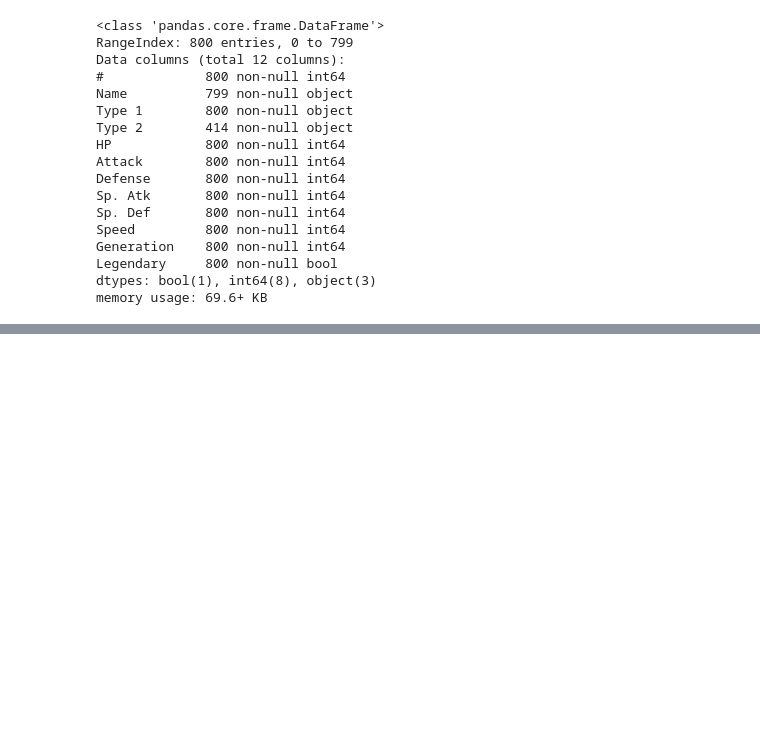
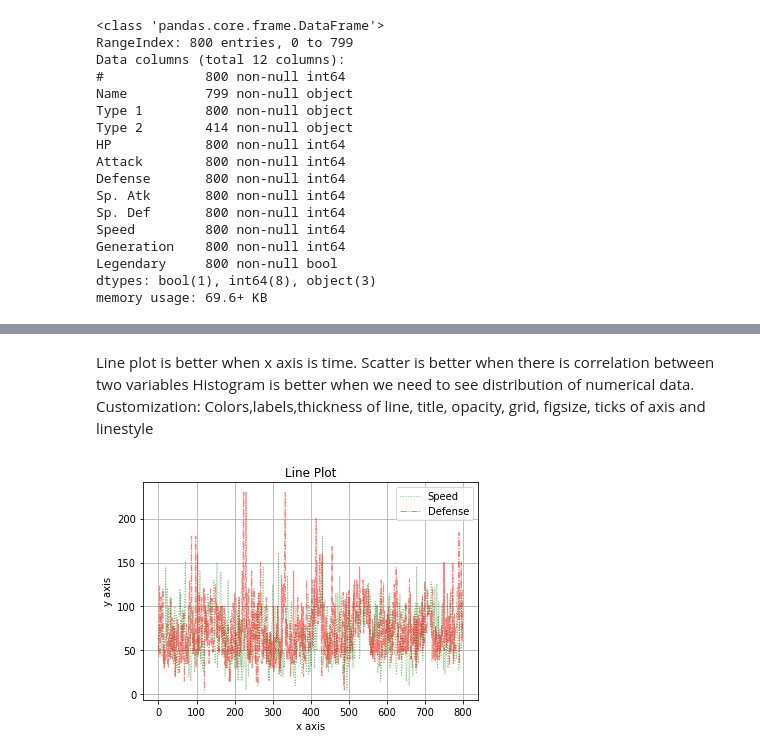
Before and after one commit to INKWWW/python_project, a Jupyter notebook: Data_Engineering/Visualization.ipynb, the cells around one changed output, grey strips where cells are left out. Saved outputs shown, nothing was run; the diff lists cells and outputs as text; code cells hidden in the pictures; blank space fills up the shorter version.

```diff
--- a/Data_Engineering/Visualization.ipynb
+++ b/Data_Engineering/Visualization.ipynb
@@ -78,0 +106,17 @@ f, ax = plt.subplots(figsize=(18, 18))
+# %% [markdown]
+Line plot is better when x axis is time.
+Scatter is better when there is correlation between two variables
+Histogram is better when we need to see distribution of numerical data.
+Customization: Colors,labels,thickness of line, title, opacity, grid, figsize, ticks of axis and linestyle
+# %%
+# Line Plot
+# color = color, label = label, linewidth = width of line, alpha = opacity, grid = grid, linestyle = sytle of line
+data.Speed.plot(kind = 'line', color = 'g',label = 'Speed',linewidth=1,alpha = 0.5,grid = True,linestyle = ':')
+data.Defense.plot(color = 'r',label = 'Defense',linewidth=1, alpha = 0.5,grid = True,linestyle = '-.')
+plt.legend(loc='upper right')     # legend = puts label into plot
+plt.xlabel('x axis')              # label = name of label
+plt.ylabel('y axis')
+plt.title('Line Plot')            # title = title of plot
+plt.show()
+# %% [output]
+[figure, added]
```
Also changed, not shown: parts of 4 cells of this notebook, 1 other file.
